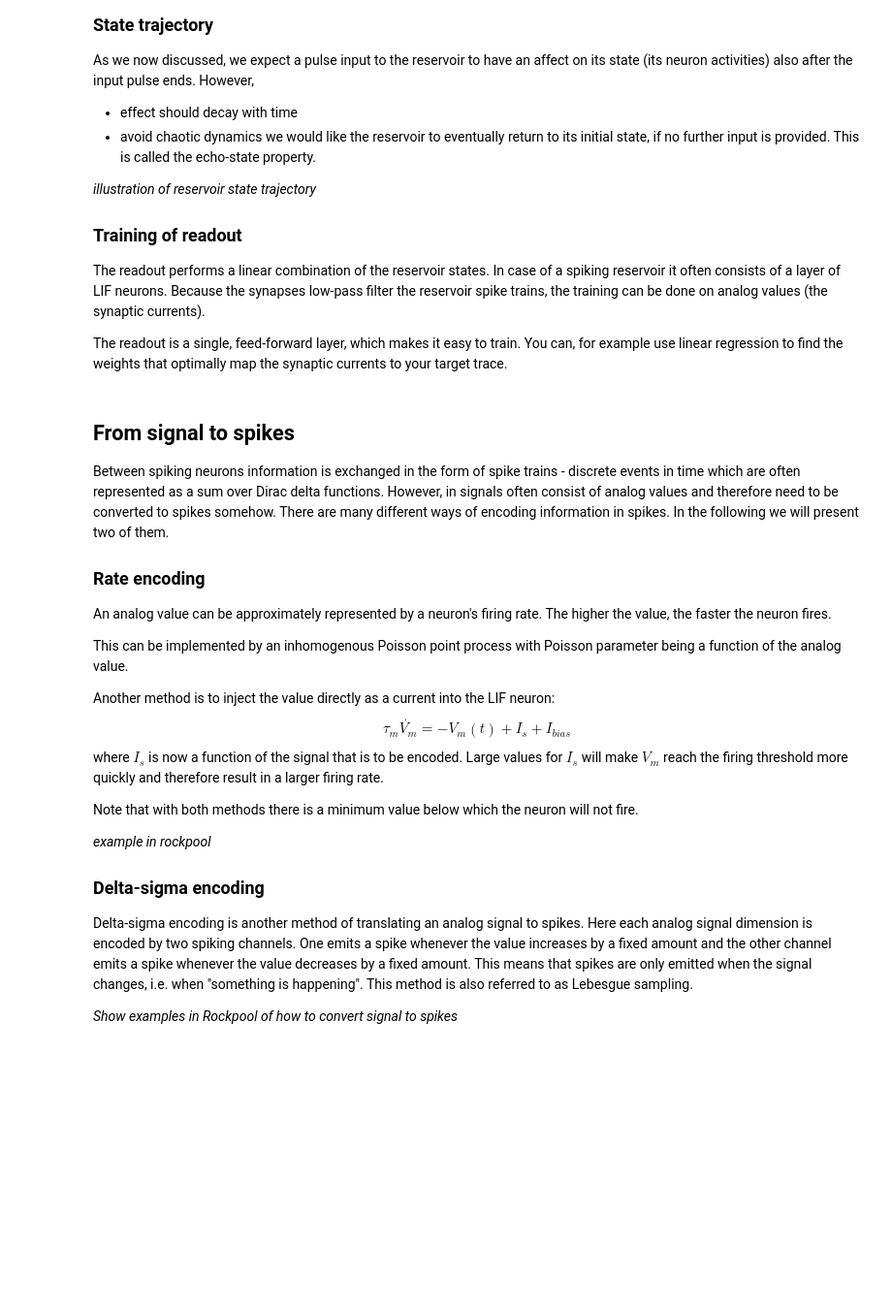
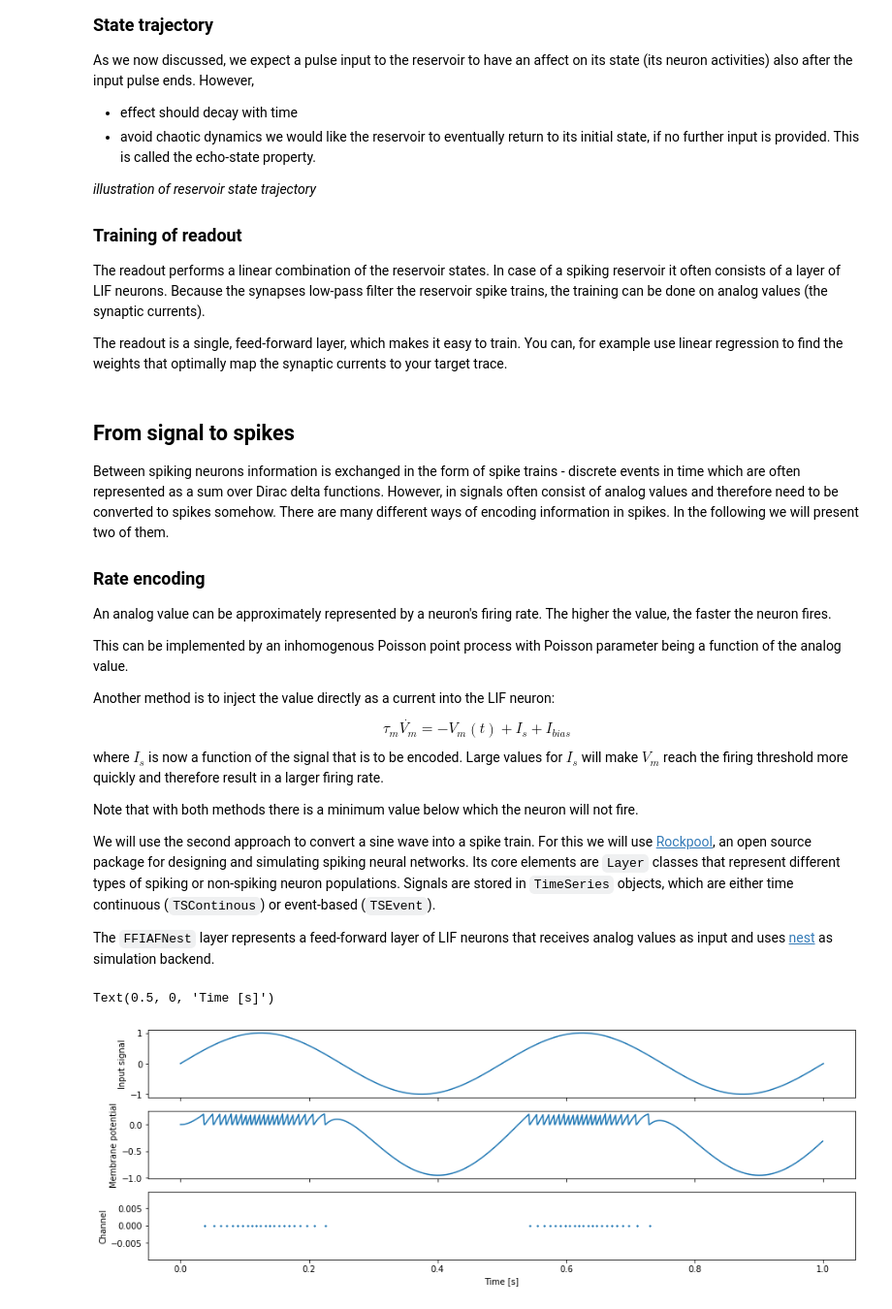
Before and after one commit to synsense/snn-workshop-amld-2020, a Jupyter notebook: Notebooks/IntroToReservoirs/Reservoir computing.ipynb, the cells around one changed output. Shown at 97% size. Saved outputs shown, nothing was run; the diff lists cells and outputs as text; code cells hidden in the pictures; blank space fills up the shorter version.

Commit message:
wip: code snippets for converting sine wave to spikes

```diff
--- a/Notebooks/IntroToReservoirs/Reservoir computing.ipynb
+++ b/Notebooks/IntroToReservoirs/Reservoir computing.ipynb
@@ -74,10 +74,56 @@ where $I_s$ is now a function of the signal that is to be encoded. Large values
 
 Note that with both methods there is a minimum value below which the neuron will not fire.
 
-_example in rockpool_
+We will use the second approach to convert a sine wave into a spike train. For this we will use [Rockpool](https://aictx.gitlab.io/rockpool/), an open source package for designing and simulating spiking neural networks. Its core elements are `Layer` classes that represent different types of spiking or non-spiking neuron populations. Signals are stored in `TimeSeries` objects, which are either time continuous (`TSContinous`) or event-based (`TSEvent`).
 
-### Delta-sigma encoding
-
-Delta-sigma encoding is another method of translating an analog signal to spikes. Here each analog signal dimension is encoded by two spiking channels. One emits a spike whenever the value increases by a fixed amount and the other channel emits a spike whenever the value decreases by a fixed amount. This means that spikes are only emitted when the signal changes, i.e. when "something is happening". This method is also referred to as Lebesgue sampling.
-
- _Show examples in Rockpool of how to convert signal to spikes_
+The `FFIAFNest` layer represents a feed-forward layer of LIF neurons that receives analog values as input and uses [nest](https://www.nest-simulator.org/) as simulation backend.
+# %%
+%matplotlib inline
+
+import numpy as np
+from matplotlib import pyplot as plt
+from rockpool import TSContinuous
+from rockpool.layers import FFIAFNest
+
+# - Input signal
+time = np.linspace(0, 1, 1001)
+freq = 2
+sine_samples = np.sin(time * freq * 2 * np.pi).reshape(-1,1)  # + 1.5
+cosine_samples = np.cos(time * freq * 2 * np.pi).reshape(-1,1)  # + 1.5
+sine_ts = TSContinuous(
+    time,
+    # np.hstack((sine_samples, cosine_samples)),
+    sine_samples
+)
+
+# - Plot
+fig, axes = plt.subplots(3, sharex=True, figsize=(15,5))
+sine_ts.plot(target=axes[0])
+axes[0].set_ylabel("Input signal")
+
+# - "Layer" of one LIF neuron
+weights = np.eye(1)
+lif_layer = FFIAFNest(
+    weights=weights,
+    bias=0,
+    v_reset=0,
+    v_rest=0,
+    v_thresh=0.2,
+    tau_mem=0.025,
+    dt=0.001,
+    record=True,
+)
+
+# - Evolve layer to obtain spiking output
+spike_train = lif_layer.evolve(sine_ts)
+
+# - Plot
+lif_layer.recorded_states.plot(target=axes[1])
+axes[1].set_ylabel("Membrane potential")
+spike_train.clip(channels=0).plot(target=axes[2], s=2)
+# spike_train.clip(channels=1).plot(target=axes[2], s=2)
+axes[2].set_ylabel("Channel")
+axes[2].set_xlabel("Time [s]")
+# %% [output]
+Text(0.5, 0, 'Time [s]')
+[figure, added]
```
Also changed, not shown: parts of 1 cell of this notebook.
